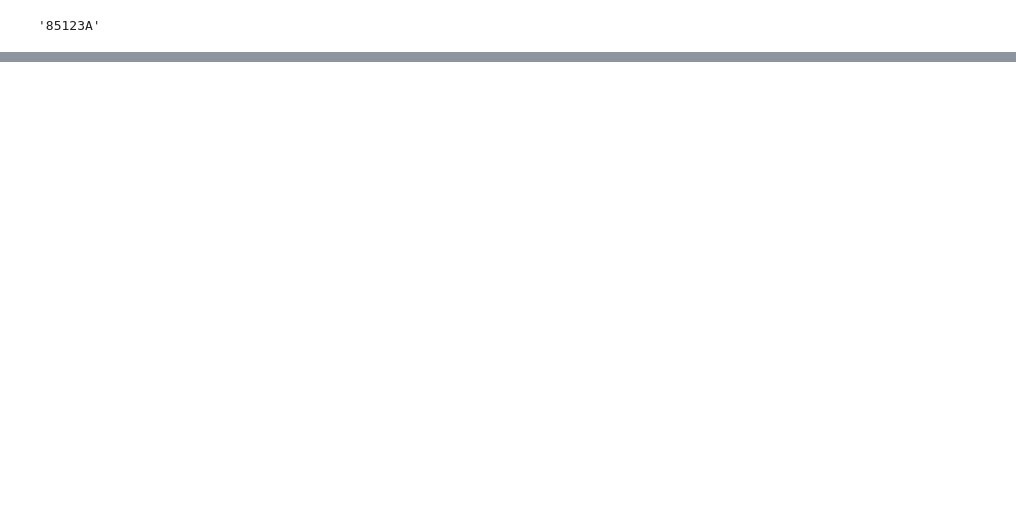
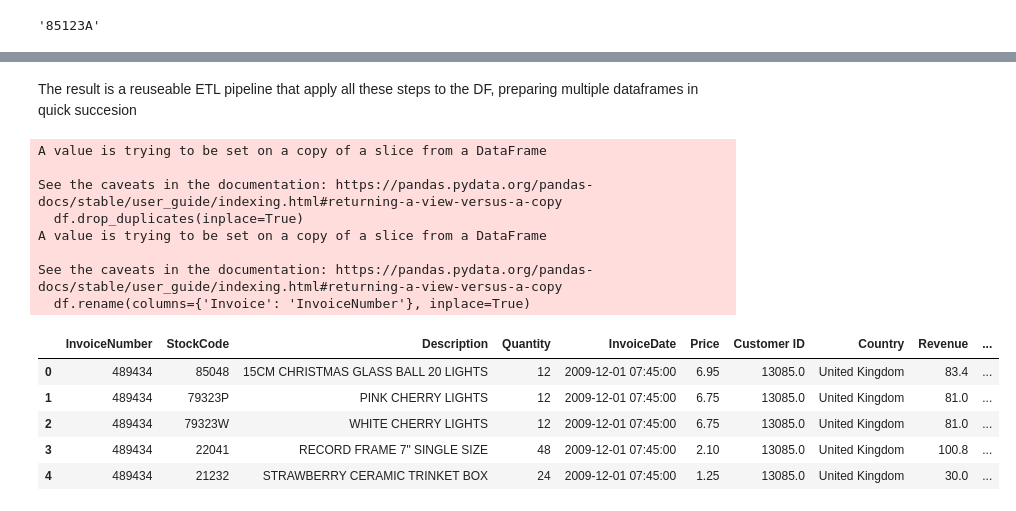
Before and after one commit to DanielIversenCompSci/dt_exam_handin, a Jupyter notebook: 02_data_engineering/02_data_engineering.ipynb, the cells around one changed output, grey strips where cells are left out. Cells and saved outputs as stored; diff of their text form; code cells hidden in the pictures; blank space fills up the shorter version.

```diff
--- a/02_data_engineering/02_data_engineering.ipynb
+++ b/02_data_engineering/02_data_engineering.ipynb
@@ -259,0 +269,62 @@ df.sample(5)
+# %%
+# Data cleaning
+def clean_data(df):
+    # Fill missing 'Description' using the most common value per 'StockCode'
+    df['Description'] = df.groupby('StockCode')['Description'].transform(lambda x: x.fillna(x.mode()[0]) if not x.mode().empty else x)
+    # Drop rows where 'Customer ID' is missing
+    df = df.dropna(subset=['Customer ID'])
+    # Drop duplicates
+    df.drop_duplicates(inplace=True)
+    # Rename 'Invoice' to 'InvoiceNumber'
+    df.rename(columns={'Invoice': 'InvoiceNumber'}, inplace=True)
+    return df
+# %%
+# Feature engineering
+def create_features(df):
+    # 'Revenue' feature
+    df['Revenue'] = df['Quantity'] * df['Price']
+    # 'DayOfWeek' feature
+    df["DayOfWeek"] = df["InvoiceDate"].dt.day_name()
+    # 'TotalRevenue' feature
+    df["TotalRevenue"] = df.groupby("Customer ID")["Revenue"].transform("sum")
+    # 'MostPopularProduct' feature
+    most_popular_product = df.groupby("StockCode")["Revenue"].sum().idxmax()
+    df["MostPopularProduct"] = most_popular_product
+    # 'OrderSize' feature
+    df["OrderSize"] = df.groupby("InvoiceNumber")["Quantity"].transform("sum")
+    return df
+# %%
+# Apply lambda functions
+def apply_lambda_functions(df):
+    # Segment customers into tiers based on TotalRevenue
+    df["CustomerTier"] = df["TotalRevenue"].apply(lambda x: "High" if x > 1000 else "Medium" if x > 500 else "Low")
+    return df
+# %% [markdown]
+The result is a reuseable ETL pipeline that apply all these steps to the DF, preparing multiple dataframes in quick succesion
+# %%
+# RSEULT: ETL pipeline
+def etl_pipeline(file_path):
+    df = load_dataset(file_path)
+    df = clean_data(df)
+    df = create_features(df)
+    df = apply_lambda_functions(df)
+    return df
+# %%
+# Freshly declared a new dataframe to test the pipeline, it will preproccess the data the same way as i did manually in the notebook
+new_df = etl_pipeline(file_path)
+new_df.head()
+# %% [output]
+A value is trying to be set on a copy of a slice from a DataFrame
+
+See the caveats in the documentation: https://pandas.pydata.org/pandas-docs/stable/user_guide/indexing.html#returning-a-view-versus-a-copy
+  df.drop_duplicates(inplace=True)
+A value is trying to be set on a copy of a slice from a DataFrame
+
+See the caveats in the documentation: https://pandas.pydata.org/pandas-docs/stable/user_guide/indexing.html#returning-a-view-versus-a-copy
+  df.rename(columns={'Invoice': 'InvoiceNumber'}, inplace=True)
+|  | InvoiceNumber | StockCode | Description | Quantity | InvoiceDate | Price | Customer ID | Country | Revenue | ... |
+| 0 | 489434 | 85048 | 15CM CHRISTMAS GLASS BALL 20 LIGHTS | 12 | 2009-12-01 07:45:00 | 6.95 | 13085.0 | United Kingdom | 83.4 | ... |
+| 1 | 489434 | 79323P | PINK CHERRY LIGHTS | 12 | 2009-12-01 07:45:00 | 6.75 | 13085.0 | United Kingdom | 81.0 | ... |
+| 2 | 489434 | 79323W | WHITE CHERRY LIGHTS | 12 | 2009-12-01 07:45:00 | 6.75 | 13085.0 | United Kingdom | 81.0 | ... |
+| 3 | 489434 | 22041 | RECORD FRAME 7" SINGLE SIZE | 48 | 2009-12-01 07:45:00 | 2.10 | 13085.0 | United Kingdom | 100.8 | ... |
+| 4 | 489434 | 21232 | STRAWBERRY CERAMIC TRINKET BOX | 24 | 2009-12-01 07:45:00 | 1.25 | 13085.0 | United Kingdom | 30.0 | ... |
```
Also changed, not shown: parts of 13 cells of this notebook, 5 other files.
